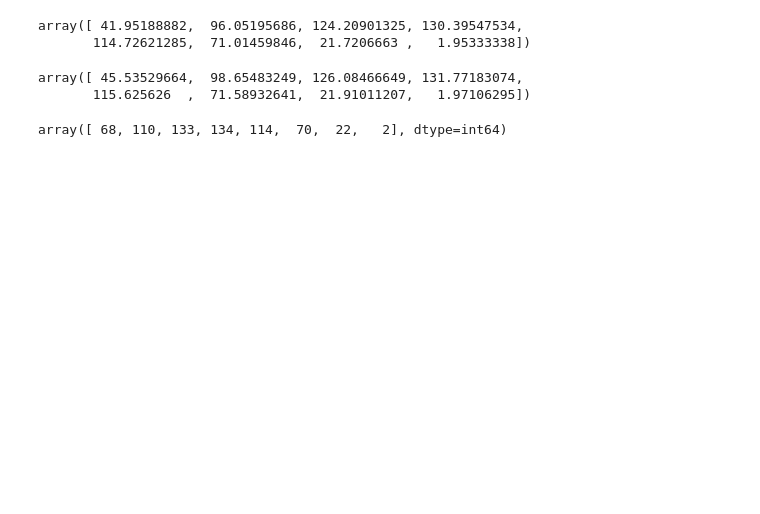
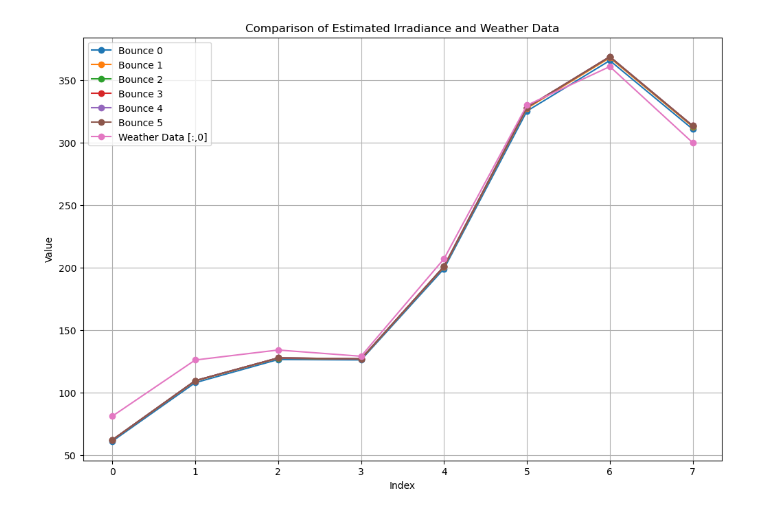
Before and after one commit to longxiangxu321/ProjectSolar, a Jupyter notebook: pythonscript/data_inspector.ipynb, the cells around one changed output. Cells and saved outputs as stored; diff of their text form; code cells hidden in the pictures; blank space fills up the shorter version.

```diff
--- a/pythonscript/data_inspector.ipynb
+++ b/pythonscript/data_inspector.ipynb
@@ -31,6 +34,6 @@ print(num_azimuth, num_elevation)
 num_samples = num_azimuth*num_elevation
 index_dim = (num_elevation,num_azimuth)
 
-estimated_irradiance_path = os.path.join(data_root, 'irradiance.npy')
-weather_data_path = os.path.join(data_root, 'weather_data.npy')
+estimated_irradiance_path = os.path.join(data_root, 'voxel_resolution15_area9', 'irradiance.npy')
+weather_data_path = os.path.join(data_root,'voxel_resolution15_area9', 'weather_data.npy')
 # %% [output]
@@ -112,14 +110,18 @@ point info:  ['214284.00000', '494443.00000', '5.05800', '0.00000', '0.00000', '
-# %%
-estimated_irradiance[0][idx]
-# %% [output]
-array([ 41.95188882,  96.05195686, 124.20901325, 130.39547534,
-       114.72621285,  71.01459846,  21.7206663 ,   1.95333338])
-# %%
-estimated_irradiance[1][idx]
-# %% [output]
-array([ 45.53529664,  98.65483249, 126.08466649, 131.77183074,
-       115.625626  ,  71.58932641,  21.91011207,   1.97106295])
-# %%
-weather_data[:,0]
-# %% [output]
-array([ 68, 110, 133, 134, 114,  70,  22,   2], dtype=int64)
+# %%
+plt.figure(figsize=(12, 8))
+
+for i in range(6):
+    plt.plot(estimated_irradiance[i][idx][0:8], label=f"Bounce {i}", marker='o')
+
+
+plt.plot(weather_data[:,0][0:8], label="Weather Data [:,0]", marker='o')
+
+plt.xlabel("Index")
+plt.ylabel("Value")
+plt.title("Comparison of Estimated Irradiance and Weather Data")
+plt.legend()
+plt.grid(True)
+plt.savefig('Heino_9_5_15.png', bbox_inches='tight', pad_inches=0, dpi=300)
+plt.show()
+# %% [output]
+[figure, added]
```
Also changed, not shown: parts of 10 cells of this notebook, 10 other files.
